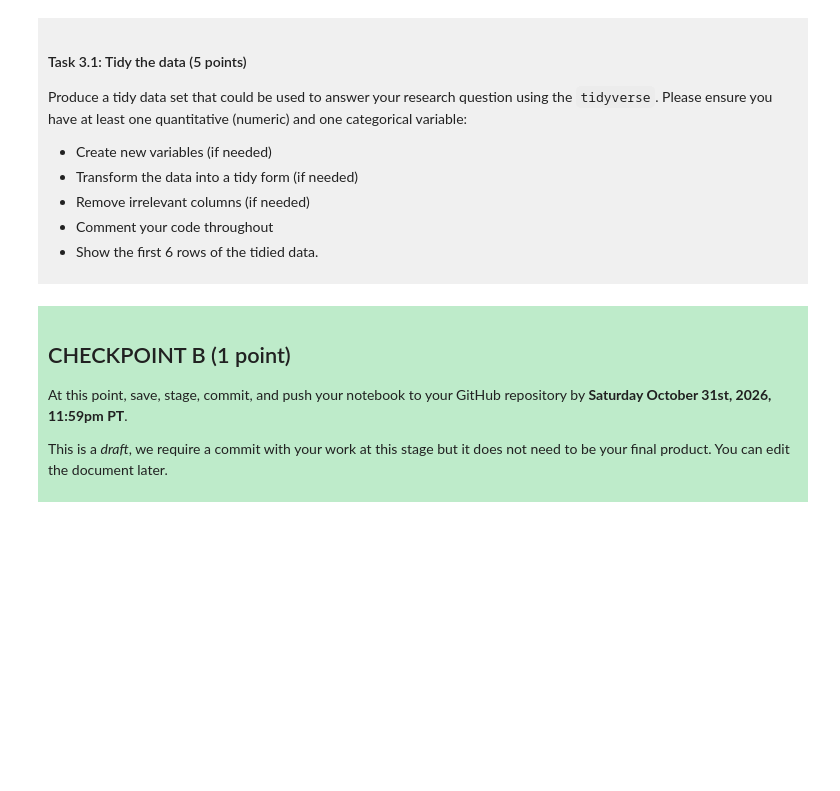
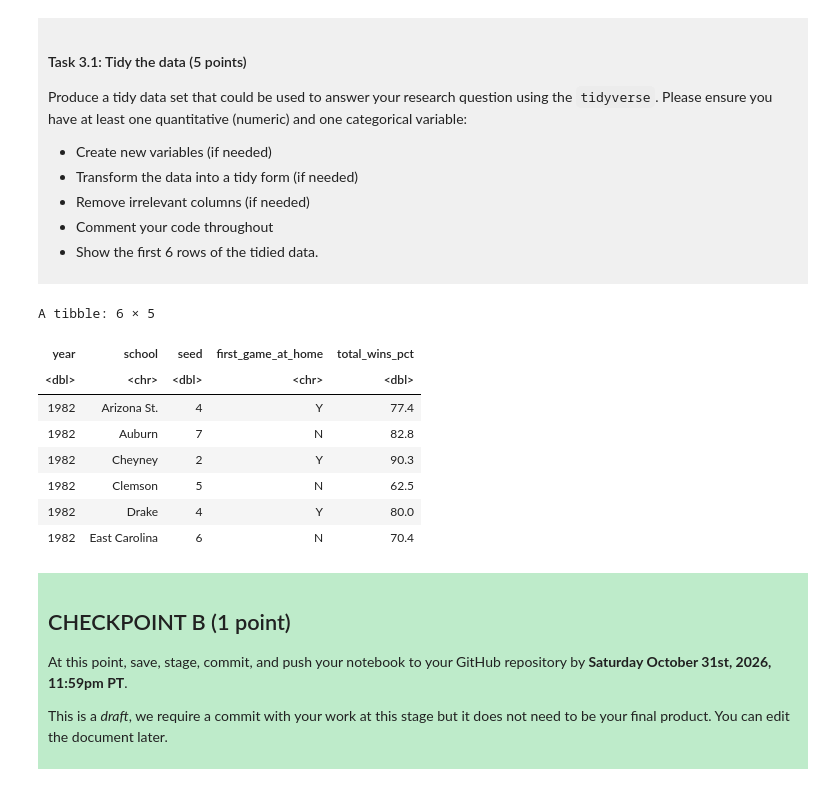
Before and after one commit to Candynz/dsci-100-project-Yining-Zhou, a Jupyter notebook: dsci-100-project-notebook.ipynb, the cells around one changed output. Cells and saved outputs as stored; diff of their text form; code cells hidden in the pictures; blank space fills up the shorter version.

```diff
--- a/dsci-100-project-notebook.ipynb
+++ b/dsci-100-project-notebook.ipynb
@@ -189,7 +219,21 @@ Produce a tidy data set that could be used to answer your research question usin
 
 </div>
 # %%
-### EDIT THIS CODE CELL ###
+#Creat a tidy dataset by keeping only variables relevant to the research question
+tidy_data <- data |>
+            select(year, school, seed, first_game_at_home, total_wins_pct)
+# Show the first 6 rows of the tidied dataset
+tidy_data |> head(6)
+# %% [output]
+A tibble: 6 × 5
+| year | school | seed | first_game_at_home | total_wins_pct |
+| <dbl> | <chr> | <dbl> | <chr> | <dbl> |
+| 1982 | Arizona St. | 4 | Y | 77.4 |
+| 1982 | Auburn | 7 | N | 82.8 |
+| 1982 | Cheyney | 2 | Y | 90.3 |
+| 1982 | Clemson | 5 | N | 62.5 |
+| 1982 | Drake | 4 | Y | 80.0 |
+| 1982 | East Carolina | 6 | N | 70.4 |
 # %% [markdown]
 <div style="background-color: #beebca; padding: 10px;">
 
```
Also changed, not shown: parts of 3 cells of this notebook.
